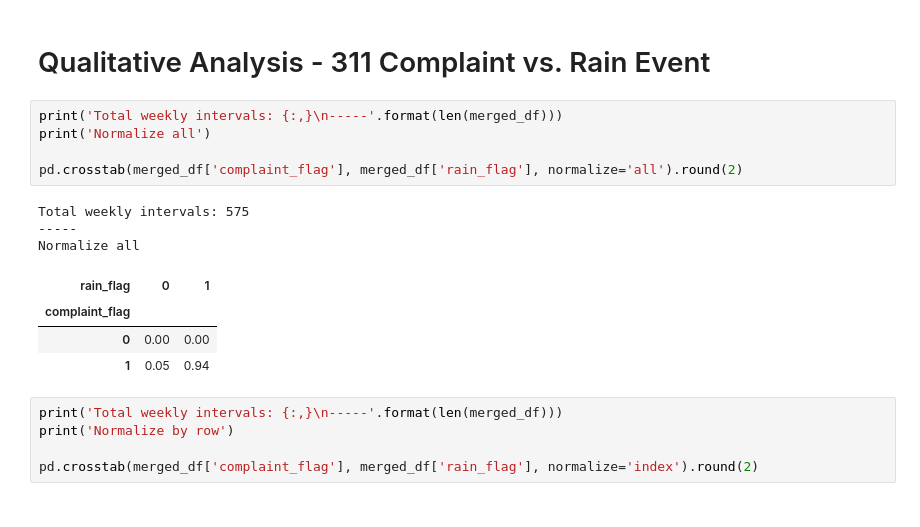
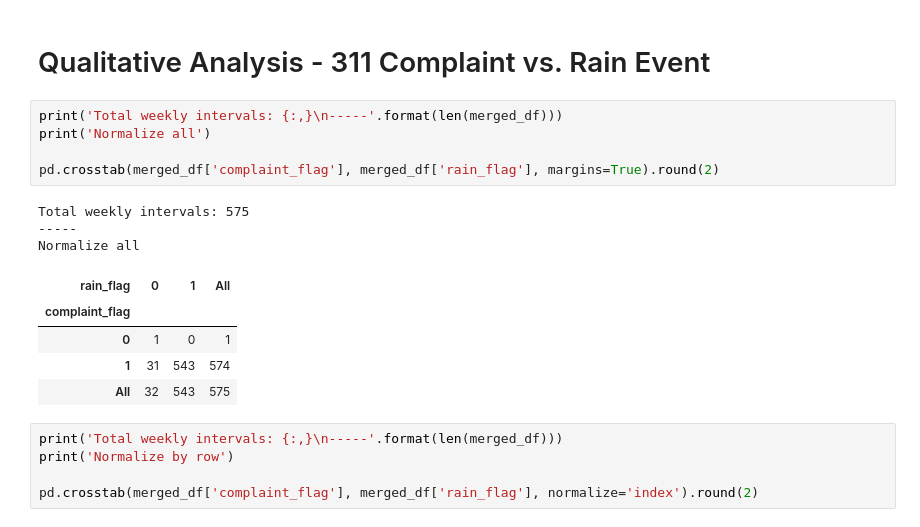
Before and after one commit to datalifenyc/nyc-street-flooding-analysis, a Jupyter notebook: analysis-book/nyc-311-groundtruth.ipynb, the cells around one changed output. Cells and saved outputs as stored; diff of their text form.

```diff
--- a/analysis-book/nyc-311-groundtruth.ipynb
+++ b/analysis-book/nyc-311-groundtruth.ipynb
@@ -839,16 +875,17 @@ merged_df.describe()
 # %%
 print('Total weekly intervals: {:,}\n-----'.format(len(merged_df)))
 print('Normalize all')
 
-pd.crosstab(merged_df['complaint_flag'], merged_df['rain_flag'], normalize='all').round(2)
+pd.crosstab(merged_df['complaint_flag'], merged_df['rain_flag'], margins=True).round(2)
 # %% [output]
 Total weekly intervals: 575
 -----
 Normalize all
-| rain_flag | 0 | 1 |
-| complaint_flag |  |  |
-| 0 | 0.00 | 0.00 |
-| 1 | 0.05 | 0.94 |
+| rain_flag | 0 | 1 | All |
+| complaint_flag |  |  |  |
+| 0 | 1 | 0 | 1 |
+| 1 | 31 | 543 | 574 |
+| All | 32 | 543 | 575 |
 # %%
 print('Total weekly intervals: {:,}\n-----'.format(len(merged_df)))
 print('Normalize by row')
```
Also changed, not shown: parts of 17 cells of this notebook.
